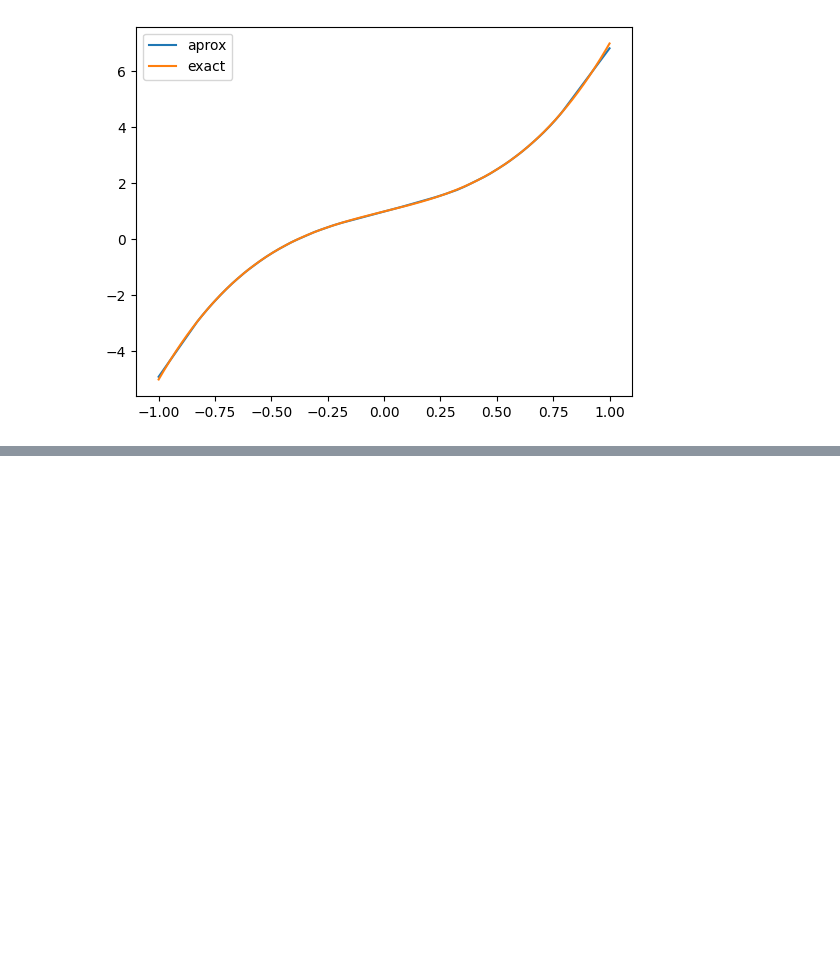
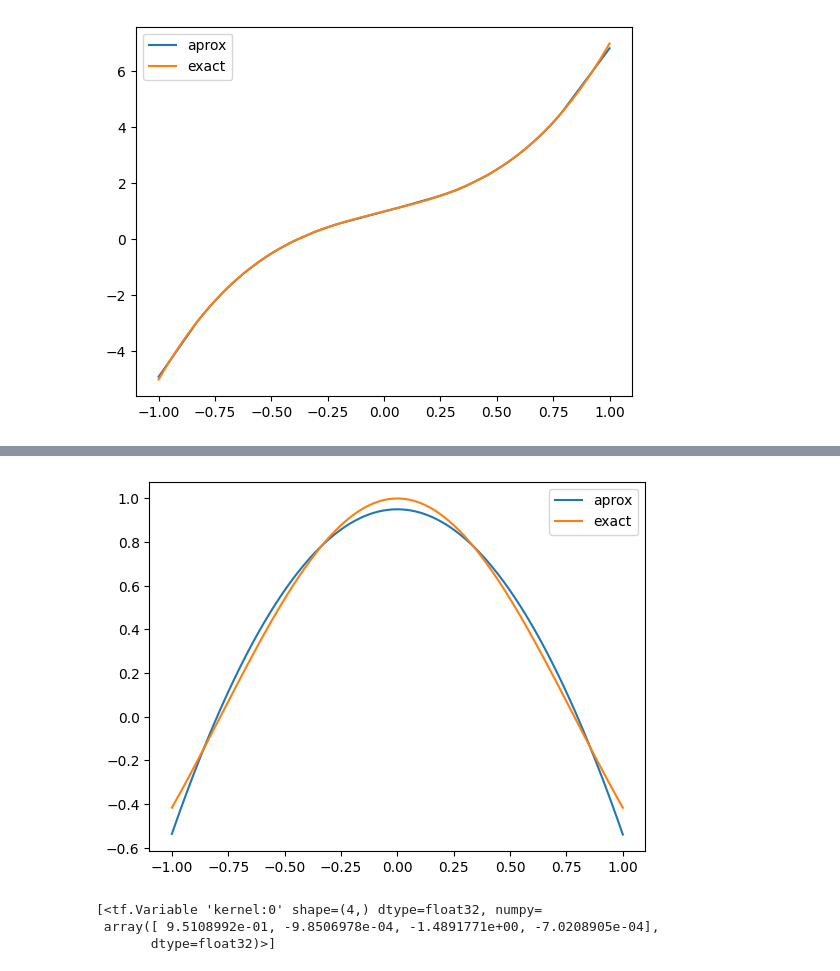
Before and after one commit to Alberto-Pedraza/Tarea5rna, a Jupyter notebook: Tarea5AlbertoP.ipynb, the cells around one changed output, grey strips where cells are left out. Drawn from its saved outputs; the diff is of its cells as text; code cells hidden in the pictures; blank space fills up the shorter version.

```diff
--- a/Tarea5AlbertoP.ipynb
+++ b/Tarea5AlbertoP.ipynb
@@ -353,0 +432,7 @@ plt.show()
+# %%
+poli3=model_P.predict(x_p)
+plt.plot(x_p,poli3,label="aprox")
+plt.plot(x_p,tf.math.cos(2.*x_p),label="exact")
+plt.legend()
+plt.show()
+# %% [output]
@@ -353,0 +440,7 @@ plt.show()
+[figure, added]
+# %%
+model_P.layers[0].trainable_weights
+# %% [output]
+[<tf.Variable 'kernel:0' shape=(4,) dtype=float32, numpy=
+ array([ 9.5108992e-01, -9.8506978e-04, -1.4891771e+00, -7.0208905e-04],
+       dtype=float32)>]
```
Also changed, not shown: parts of 25 cells of this notebook.
